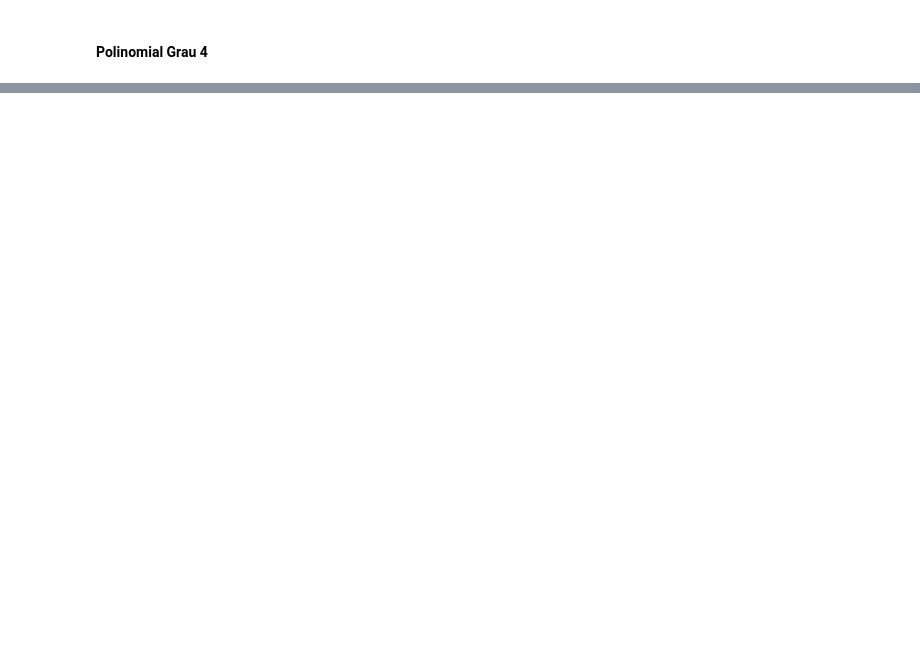
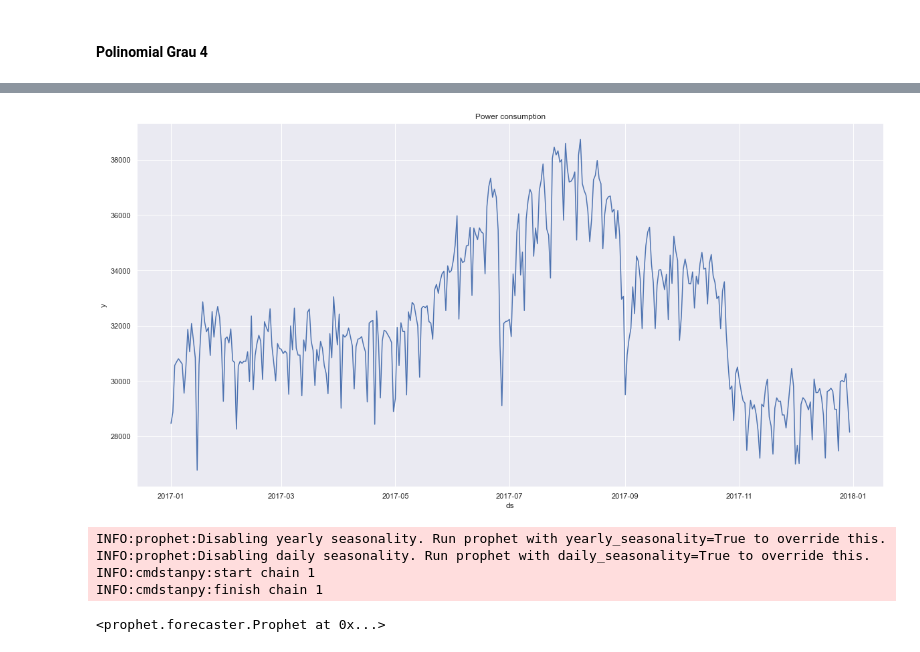
Before and after one commit to Levis33/ML-Power-consumption-of-Tetouan, a Jupyter notebook: regressao.ipynb, the cells around one changed output, grey strips where cells are left out. Drawn from its saved outputs; the diff is of its cells as text; code cells hidden in the pictures; blank space fills up the shorter version.

Commit message:
time series

```diff
--- a/regressao.ipynb
+++ b/regressao.ipynb
@@ -386,0 +388,10 @@ R2 score: 0.242804
+# %%
+power_consumption = pd.read_csv('Tetuan City power consumption.csv', sep=",", header=0, usecols=['DateTime', 'Zone 1 Power Consumption'])
+power_consumption['DateTime'] = pd.to_datetime(power_consumption['DateTime'], errors='coerce')
+power_consumption = power_consumption.rename(columns={'DateTime': 'date'})
+### agrupando por dia
+
+power_consumption = power_consumption.groupby(power_consumption['date'].dt.date).mean().reset_index()
+
+power_consumption.columns = ['ds', 'y']
+power_consumption
@@ -386,0 +412,16 @@ R2 score: 0.242804
+# %%
+plt.figure(figsize=(20, 10))
+sns.lineplot(data=power_consumption, x='ds', y='y')
+plt.title('Power consumption')
+plt.show()
+# %% [output]
+[figure, added]
+# %%
+m = Prophet()
+m.fit(power_consumption)
+# %% [output]
+INFO:prophet:Disabling yearly seasonality. Run prophet with yearly_seasonality=True to override this.
+INFO:prophet:Disabling daily seasonality. Run prophet with daily_seasonality=True to override this.
+INFO:cmdstanpy:start chain 1
+INFO:cmdstanpy:finish chain 1
+<prophet.forecaster.Prophet at 0x...>
```
Also changed, not shown: parts of 13 cells of this notebook.
